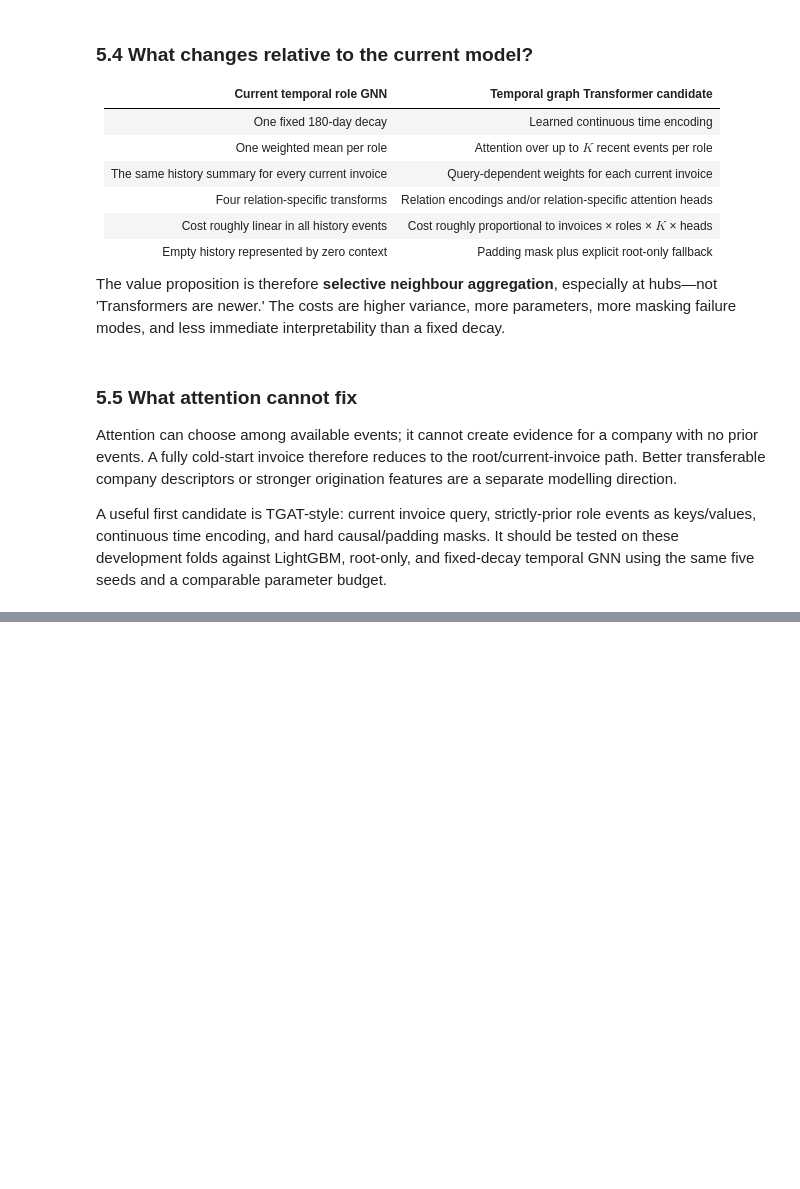
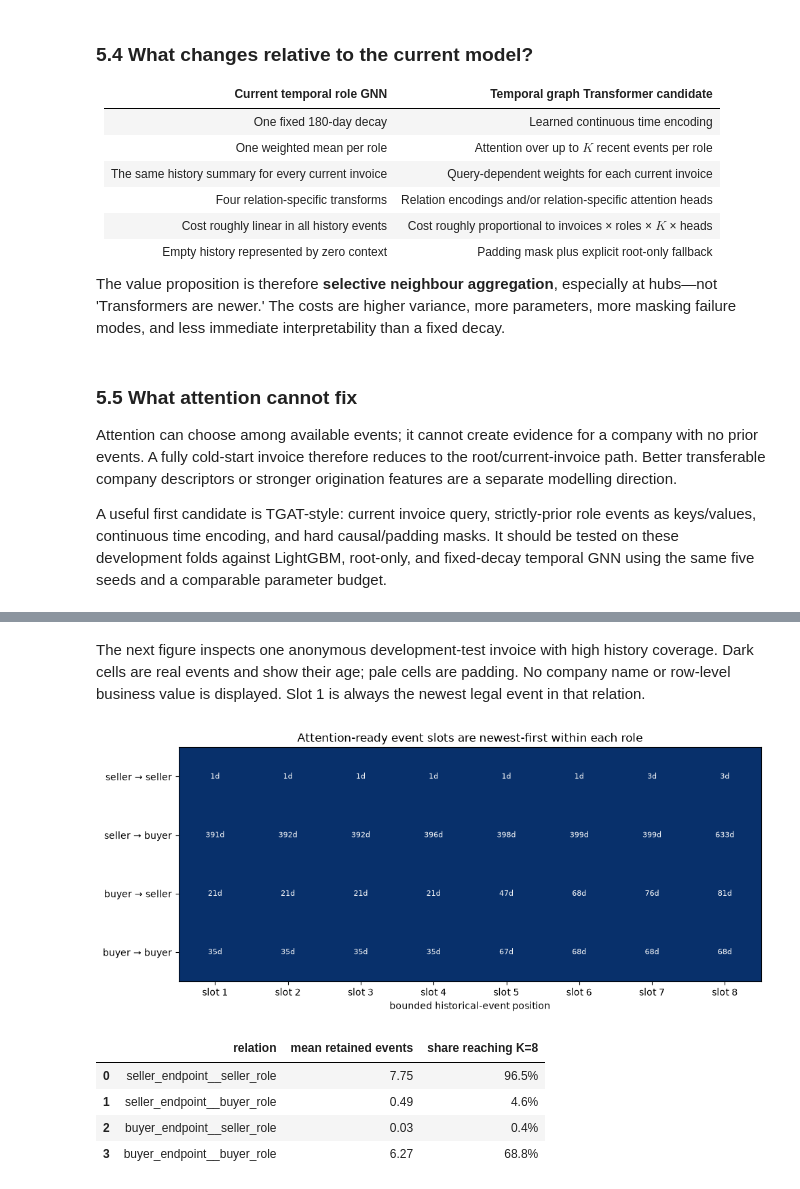
Before and after one commit to davidemariani/GNN-trade-finance-credit-scoring, a Jupyter notebook: notebooks/02_project/07_temporal_backtesting.ipynb, the cells around one changed output, grey strips where cells are left out. Saved outputs shown, nothing was run; the diff lists cells and outputs as text; code cells hidden in the pictures; blank space fills up the shorter version.

Commit message:
Evaluate causal temporal graph Transformer

```diff
--- a/notebooks/02_project/07_temporal_backtesting.ipynb
+++ b/notebooks/02_project/07_temporal_backtesting.ipynb
@@ -184,0 +200,15 @@ Before implementing attention, first add a bounded recent-event representation a
+# %%
+development_fold = build_point_in_time_fold(instruments['invoice_date'], availability, specs[-1])
+raw_features = build_point_in_time_feature_frame(instruments)
+encoder = fit_point_in_time_encoder(raw_features, development_fold.refit_mask)
+event_features, event_feature_names = transform_point_in_time_instruments(raw_features, encoder)
+sequences = build_temporal_event_sequences(instruments, event_features, max_events=8)
+
+tensor_summary = pd.DataFrame({
+    'tensor': ['values', 'age_days', 'valid_mask', 'event_indices'],
+    'shape': [str(sequences.values.shape), str(sequences.age_days.shape), str(sequences.valid_mask.shape), str(sequences.event_indices.shape)],
+    'meaning': ['historical event features', 'event recency', 'real versus padding', 'auditable source row'],
+})
+display(tensor_summary)
+total_megabytes = sum(array.nbytes for array in (sequences.values, sequences.age_days, sequences.valid_mask, sequences.event_indices)) / 1024**2
+print(f'bounded tensor memory at K=8: {total_megabytes:.1f} MiB; event feature count: {len(event_feature_names)}')
@@ -184,0 +222,26 @@ Before implementing attention, first add a bounded recent-event representation a
+# %% [markdown]
+The next figure inspects one anonymous development-test invoice with high history coverage. Dark cells are real events and show their age; pale cells are padding. No company name or row-level business value is displayed. Slot 1 is always the newest legal event in that relation.
+# %%
+test_positions = np.flatnonzero(development_fold.test_mask)
+history_sizes = sequences.valid_mask[test_positions].sum(axis=(1, 2))
+inspection_row = test_positions[int(history_sizes.argmax())]
+plot_temporal_event_slots(
+    sequences.age_days[inspection_row],
+    sequences.valid_mask[inspection_row],
+    TEMPORAL_RELATIONS,
+)
+plt.show()
+
+coverage = pd.DataFrame({
+    'relation': TEMPORAL_RELATIONS,
+    'mean retained events': sequences.valid_mask[development_fold.test_mask].sum(axis=2).mean(axis=0),
+    'share reaching K=8': (sequences.valid_mask[development_fold.test_mask].sum(axis=2) == 8).mean(axis=0),
+})
+display(coverage.style.format({'mean retained events': '{:.2f}', 'share reaching K=8': '{:.1%}'}))
+# %% [output]
+[figure, added]
+|  | relation | mean retained events | share reaching K=8 |
+| 0 | seller_endpoint__seller_role | 7.75 | 96.5% |
+| 1 | seller_endpoint__buyer_role | 0.49 | 4.6% |
+| 2 | buyer_endpoint__seller_role | 0.03 | 0.4% |
+| 3 | buyer_endpoint__buyer_role | 6.27 | 68.8% |
```
Also changed, not shown: parts of 9 cells of this notebook, 27 other files.
